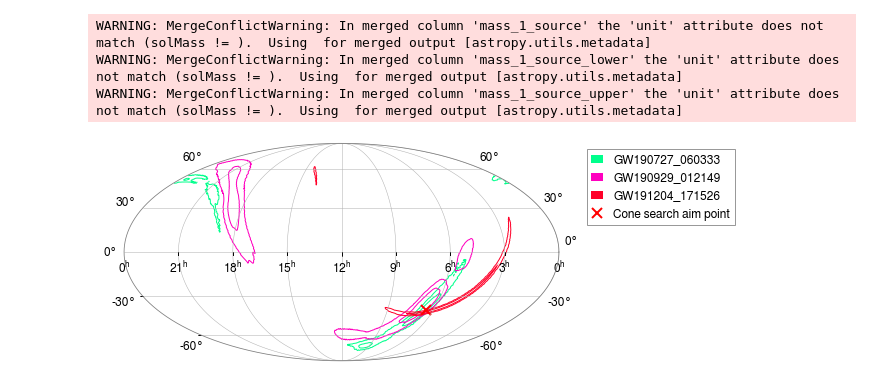
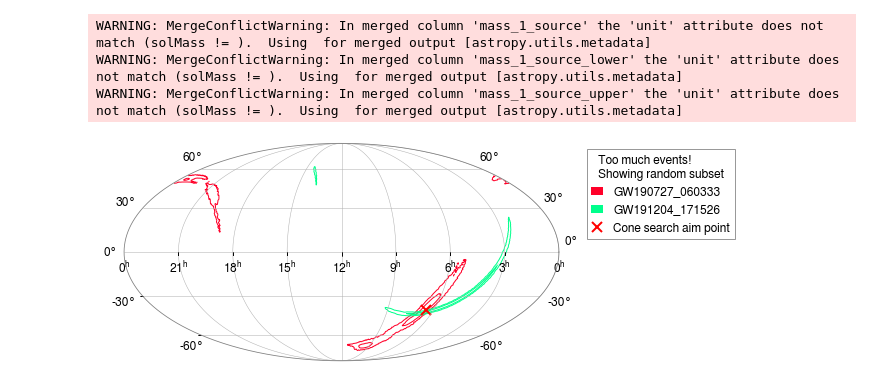
Before and after one commit to oda-hub/gw-backend, a Jupyter notebook: nb/conesearch.ipynb, the cells around one changed output. Saved outputs shown, nothing was run; the diff lists cells and outputs as text; code cells hidden in the pictures.

Commit message:
all contours in dict for too many events

```diff
--- a/nb/conesearch.ipynb
+++ b/nb/conesearch.ipynb
@@ -108,19 +108,17 @@ wcs = ax.wcs
 lpr = []
 names = []
 numevents = len(odatab)
-ii = range(numevents)
 maxevents = 15
 ltitle=''
 if numevents > maxevents:
     ii = np.random.randint(0, numevents, maxevents)
-    numevents = maxevents
     ltitle = 'Too much events!\nShowing random subset'
 a = np.linspace(0, 1, numevents)
 np.random.shuffle(a)
 colors = [rgb2hex(x) for x in plt.cm.gist_rainbow(a)]
 
-for i in range(len(ii)):
-    event = odatab[ii[i]]['commonName']
+for i in range(len(odatab)):
+    event = odatab[i]['commonName']
     if event == 'GW170817':
         pr, = ax.plot(197.45035417, -23.38148417,
                 '+',
@@ -139,41 +137,44 @@ for i in range(len(ii)):
             levels = 100 * find_greedy_credible_levels(skymap)
         cs = ax.contour_hpx(
                     (levels, 'ICRS'), nested=True,
-                     colors=colors[i], linewidths=1, levels=contour_levels)
-        lpr.append(plt.Rectangle((0,0),1,1,fc = colors[i]))
-        names.append(event)
+                     colors=colors[i], linewidths=1,
+                     levels=contour_levels,
+                     alpha=1 if i in ii else 0)
+        if i in ii:
+            lpr.append(plt.Rectangle((0,0),1,1,fc = colors[i]))
+            names.append(event)
 
         contourdict[event] = {}
         contourdict[event]['levels'] = cs.levels
         contourdict[event]['contours'] = []
         for level_idx in range(len(cs.levels)):
             contourdict[event]['contours'].append([])
             segs = cs.allsegs[level_idx]
-            for i in range(len(segs)):
-                world_coords = wcs.all_pix2world(segs[i], 0)
+            for j in range(len(segs)):
+                world_coords = wcs.all_pix2world(segs[j], 0)
                 contourdict[event]['contours'][level_idx].append(world_coords)
     i+=1
 
 if do_cone_search:
     pr, = ax.plot(ra, dec,
             'rx',
             transform=ax.get_transform('world'),
             markersize=10,
             markeredgewidth=2,
             )
     lpr.append(pr)
     names.append('Cone search aim point')
 
 ax.grid(True)
 ax.legend(lpr, names, numpoints=1, bbox_to_anchor=(1.05, 1), loc='upper left', title=ltitle)
 
 bio = BytesIO()
 plt.savefig(bio, format='svg', bbox_inches="tight")
 bio.seek(0)
 image = base64.b64encode(bio.read())
 bio.close()
 # %% [output]
-[figure, old version]
+[figure, new version]
 # %%
 asciicat = asciicat
 skymap_files = skymap_files
```
